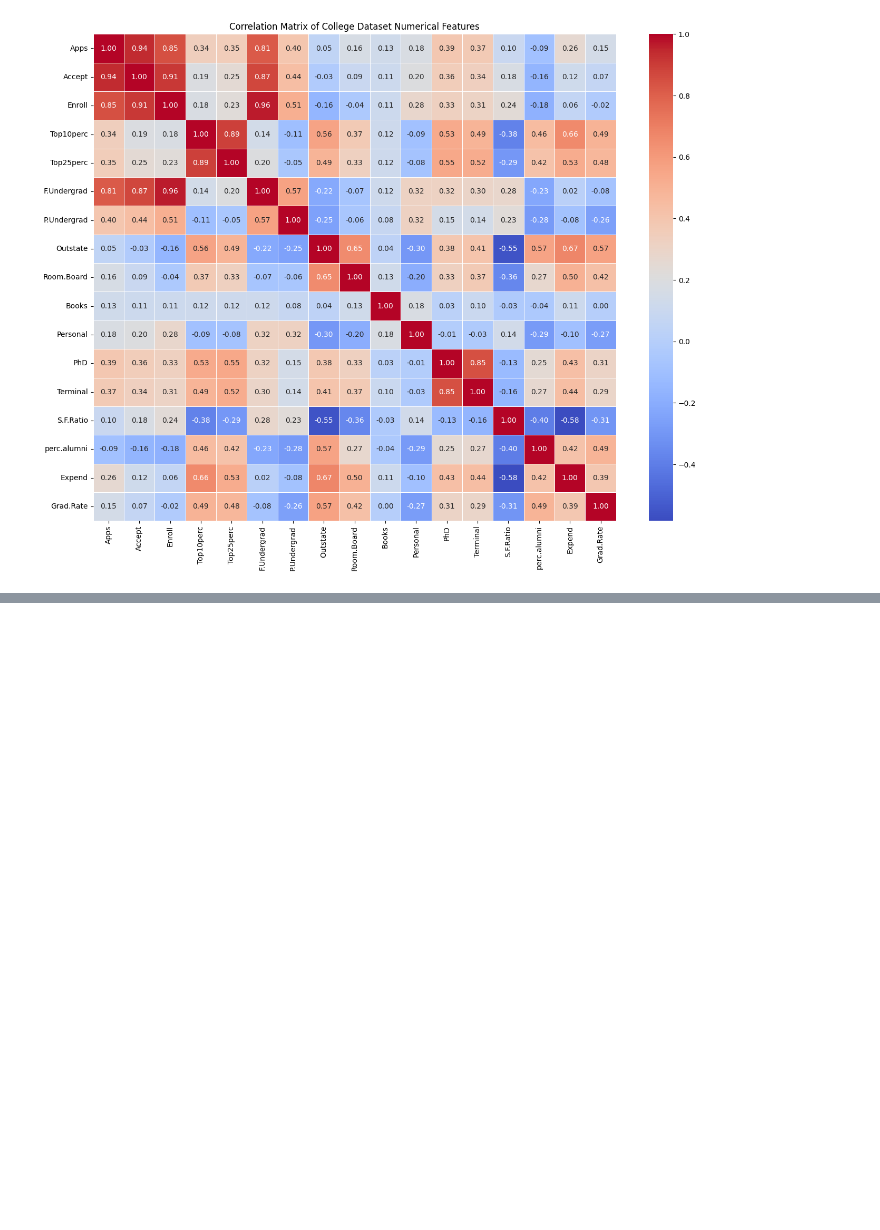
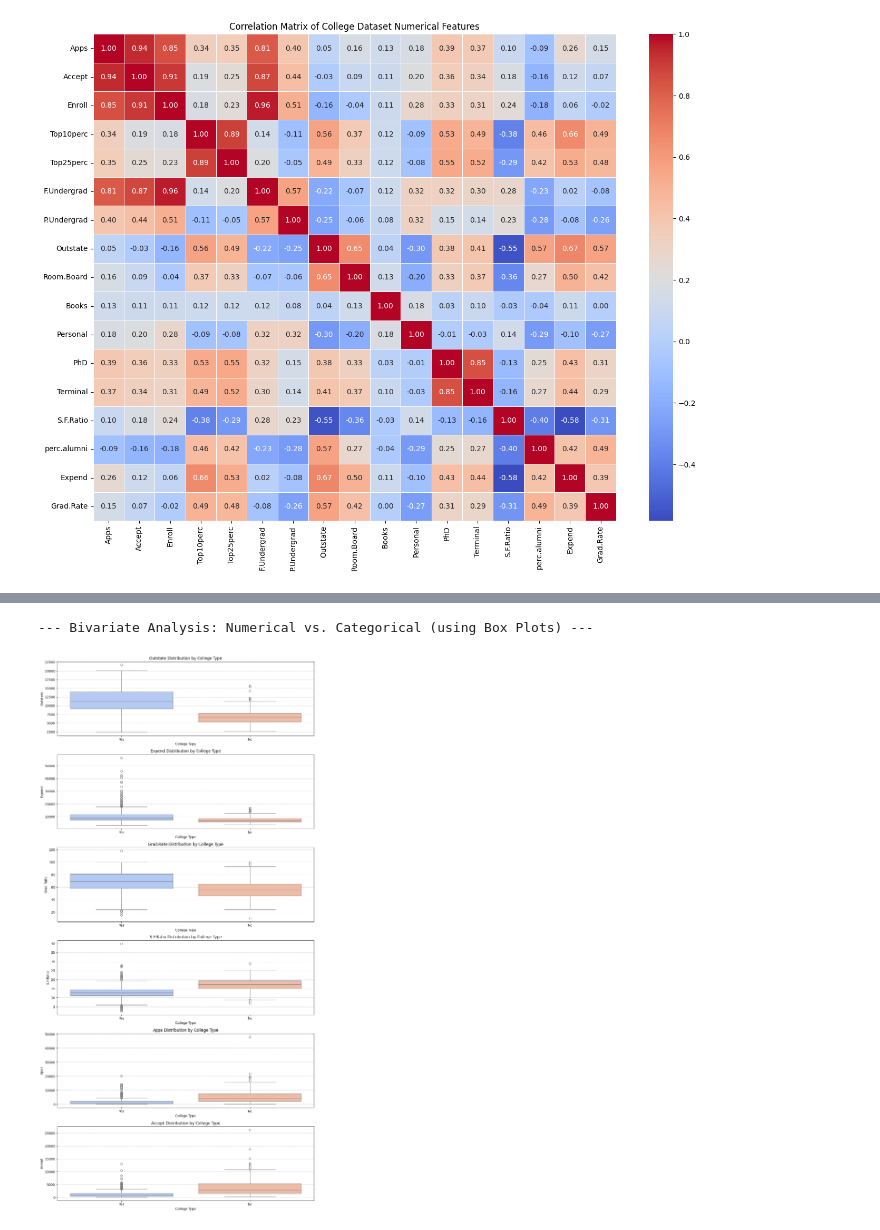
Before and after one commit to HariniS1018/College-Performance-Analysis-and-Graduation-Rate-Prediction, a Jupyter notebook: data_exploration.ipynb, the cells around one changed output, grey strips where cells are left out. Drawn from its saved outputs; the diff is of its cells as text; code cells hidden in the pictures; blank space fills up the shorter version.

```diff
--- a/data_exploration.ipynb
+++ b/data_exploration.ipynb
@@ -307,3 +402,22 @@ So, From the above correlation coefficient Heatmap, we can infer that,
+# %%
+print("\n--- Bivariate Analysis: Numerical vs. Categorical (using Box Plots) ---")
+
+variables_to_compare = ['Outstate', 'Expend', 'Grad.Rate', 'S.F.Ratio', 'Apps', 'Accept']
+
+plt.figure(figsize=(12, len(variables_to_compare) * 4)) # Adjust figure height dynamically
+
+for i, var in enumerate(variables_to_compare):
+    plt.subplot(len(variables_to_compare), 1, i + 1) # One column of plots
+    sns.boxplot(x='Private', y=var, data=college, palette='coolwarm', hue='Private')
+    plt.title(f'{var} Distribution by College Type')
+    plt.xlabel('College Type')
+    plt.ylabel(var)
+    plt.grid(axis='y', linestyle='--', alpha=0.7)
+plt.tight_layout()
+plt.show()
+# %% [output]
+--- Bivariate Analysis: Numerical vs. Categorical (using Box Plots) ---
+[figure, added]
 # %% [markdown]
 #### **OVERALL SUMMARY:**
 
```
Also changed, not shown: parts of 14 cells of this notebook.
